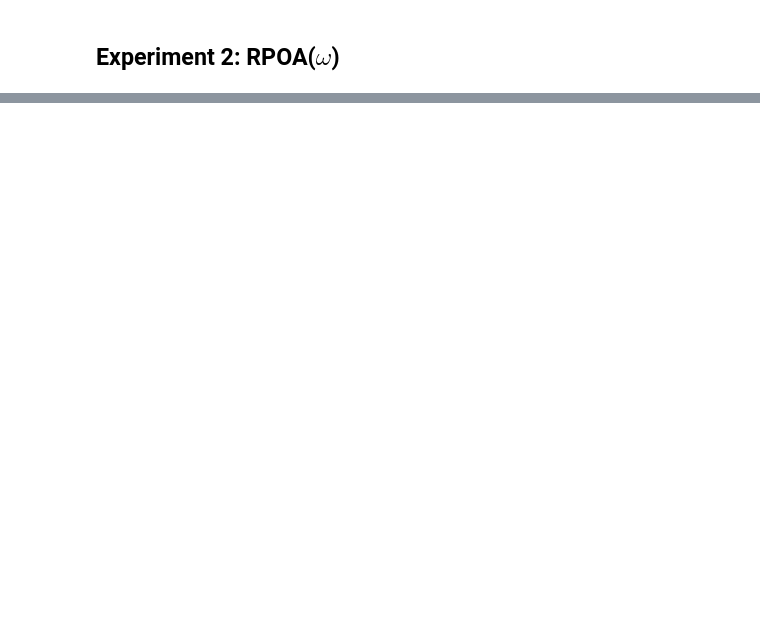
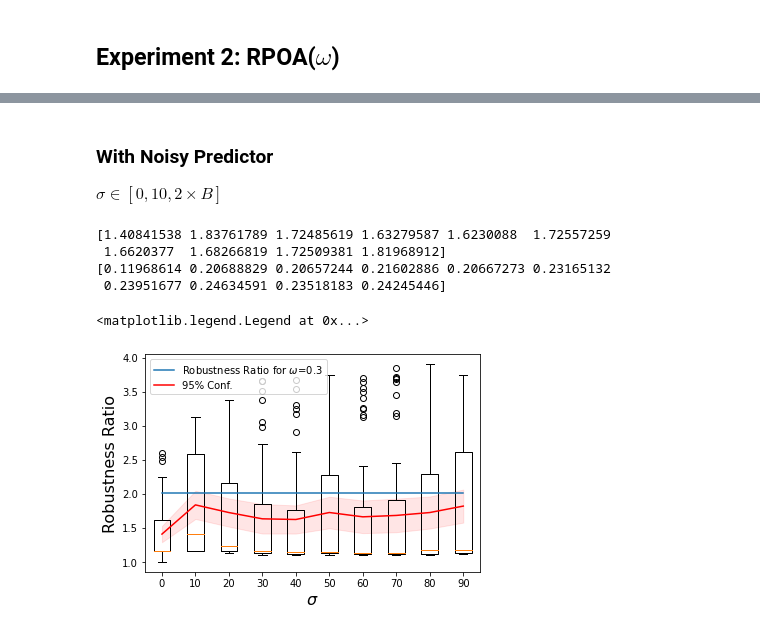
Before and after one commit to majid-khonji/rent-or-buy, a Jupyter notebook: test.ipynb, the cells around one changed output, grey strips where cells are left out. Cells and saved outputs as stored; diff of their text form; code cells hidden in the pictures; blank space fills up the shorter version.

```diff
--- a/test.ipynb
+++ b/test.ipynb
@@ -88,0 +143,49 @@ plt.legend()
+# %% [markdown]
+### With Noisy Predictor
+$\sigma \in [0,10, 2\times B]$
+# %%
+w = 0.3
+std_list = np.arange(0,100,10)
+repeat = 50
+alg_reps = 1000
+r_ratio = np.zeros((len(std_list), repeat))
+for idx,std in enumerate(std_list):
+    for j in np.arange(repeat):
+        ins = i.Instance(B=50)
+        p = i.NoisyPredictor(ins, std=std)
+        alg_total = 0
+        for l in range(alg_reps):
+            alg_total += a.RPOA(ins, p, w)
+        alg_avg = alg_total/alg_reps
+        opt = a.OPT(ins)
+        r_ratio[idx, j] = alg_avg/opt
+# %%
+avg_ratio = np.mean(r_ratio, axis=1)
+print(avg_ratio)
+ci = 1.96 * np.std(r_ratio,axis=1)/np.sqrt(repeat)
+print(ci)
+
+
+plt.clf()
+plt.xlabel("$\sigma$", fontsize=16)
+plt.ylabel("Robustness Ratio", fontsize=16)
+
+plt.boxplot(r_ratio.transpose());
+ratio_theory = (np.exp(1)-w)/ ((np.exp(1)-1) * (1-w) )
+plt.plot([1, 10], [ratio_theory, ratio_theory], label = "Robustness Ratio for $\omega$=%.1f"%w)
+positions = np.arange(1, len(std_list)+1)
+
+plt.plot(positions, avg_ratio, label="95% Conf.", color='r')
+plt.fill_between(positions, (avg_ratio-ci), (avg_ratio+ci), color='r', alpha=.1)
+
+
+formated_list = [elem for elem in std_list ]
+plt.xticks(positions, formated_list);
+plt.legend(loc='upper left')
+# %% [output]
+[1.40841538 1.83761789 1.72485619 1.63279587 1.6230088  1.72557259
+ 1.6620377  1.68266819 1.72509381 1.81968912]
+[0.11968614 0.20688829 0.20657244 0.21602886 0.20667273 0.23165132
+ 0.23951677 0.24634591 0.23518183 0.24245446]
+<matplotlib.legend.Legend at 0x...>
+[figure, added]
```
Also changed, not shown: parts of 9 cells of this notebook, 2 other files.
